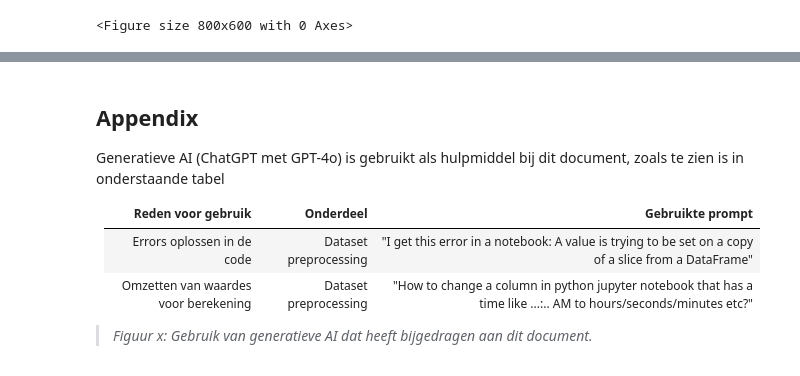
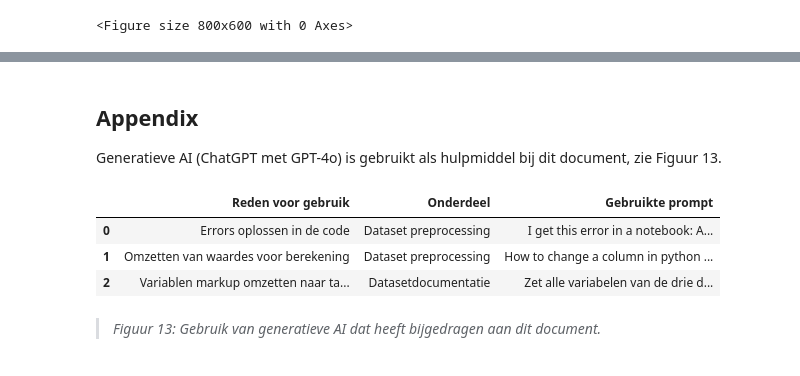
Before and after one commit to Mythsofmagic/Information_Visualization_2025, a Jupyter notebook: _sources/docs/notebook.ipynb, the cells around one changed output, grey strips where cells are left out. Drawn from its saved outputs; the diff is of its cells as text; code cells hidden in the pictures.

Commit message:
Update documentation

```diff
--- a/_sources/docs/notebook.ipynb
+++ b/_sources/docs/notebook.ipynb
@@ -752,11 +1025,32 @@ Bij dit onderzoek heeft ieder lid ongeveer evenveel werk verricht. Ook was ieder
 # %% [markdown]
 ## Appendix
 
-Generatieve AI (ChatGPT met GPT-4o) is gebruikt als hulpmiddel bij dit document, zoals te zien is in onderstaande tabel
-
-| Reden voor gebruik | Onderdeel | Gebruikte prompt |
-| ------------------------ | --------------------------------- | -------------------------------------------- |
-| Errors oplossen in de code | Dataset preprocessing | "I get this error in a notebook: A value is trying to be set on a copy of a slice from a DataFrame" |
-| Omzetten van waardes voor berekening | Dataset preprocessing | "How to change a column in python jupyter notebook that has  a time like ...:.. AM to hours/seconds/minutes etc?" |
-
-> *Figuur x: Gebruik van generatieve AI dat heeft bijgedragen aan dit document.*
+Generatieve AI (ChatGPT met GPT-4o) is gebruikt als hulpmiddel bij dit document, zie Figuur 13.
+# %%
+data = {
+    "Reden voor gebruik": [
+        "Errors oplossen in de code",
+        "Omzetten van waardes voor berekening",
+        "Variablen markup omzetten naar tabellen"
+    ],
+    "Onderdeel": [
+        "Dataset preprocessing",
+        "Dataset preprocessing",
+        "Datasetdocumentatie"
+    ],
+    "Gebruikte prompt": [
+        "I get this error in a notebook: A value is trying to be set on a copy of a slice from a DataFrame",
+        "How to change a column in python jupyter notebook that has  a time like ..:.. AM to hours/seconds/minutes etc?",
+        "Zet alle variabelen van de drie datasets in tabellen, maak collomen met de variable, type en beschrijving"
+    ]
+}
+pd.set_option('display.max_colwidth', None)
+dfchat = pd.DataFrame(data)
+dfchat
+# %% [output]
+|  | Reden voor gebruik | Onderdeel | Gebruikte prompt |
+| 0 | Errors oplossen in de code | Dataset preprocessing | I get this error in a notebook: A... |
+| 1 | Omzetten van waardes voor berekening | Dataset preprocessing | How to change a column in python ... |
+| 2 | Variablen markup omzetten naar ta... | Datasetdocumentatie | Zet alle variabelen van de drie d... |
+# %% [markdown]
+> *Figuur 13: Gebruik van generatieve AI dat heeft bijgedragen aan dit document.*
```
Also changed, not shown: parts of 62 cells of this notebook, 11 other files.
